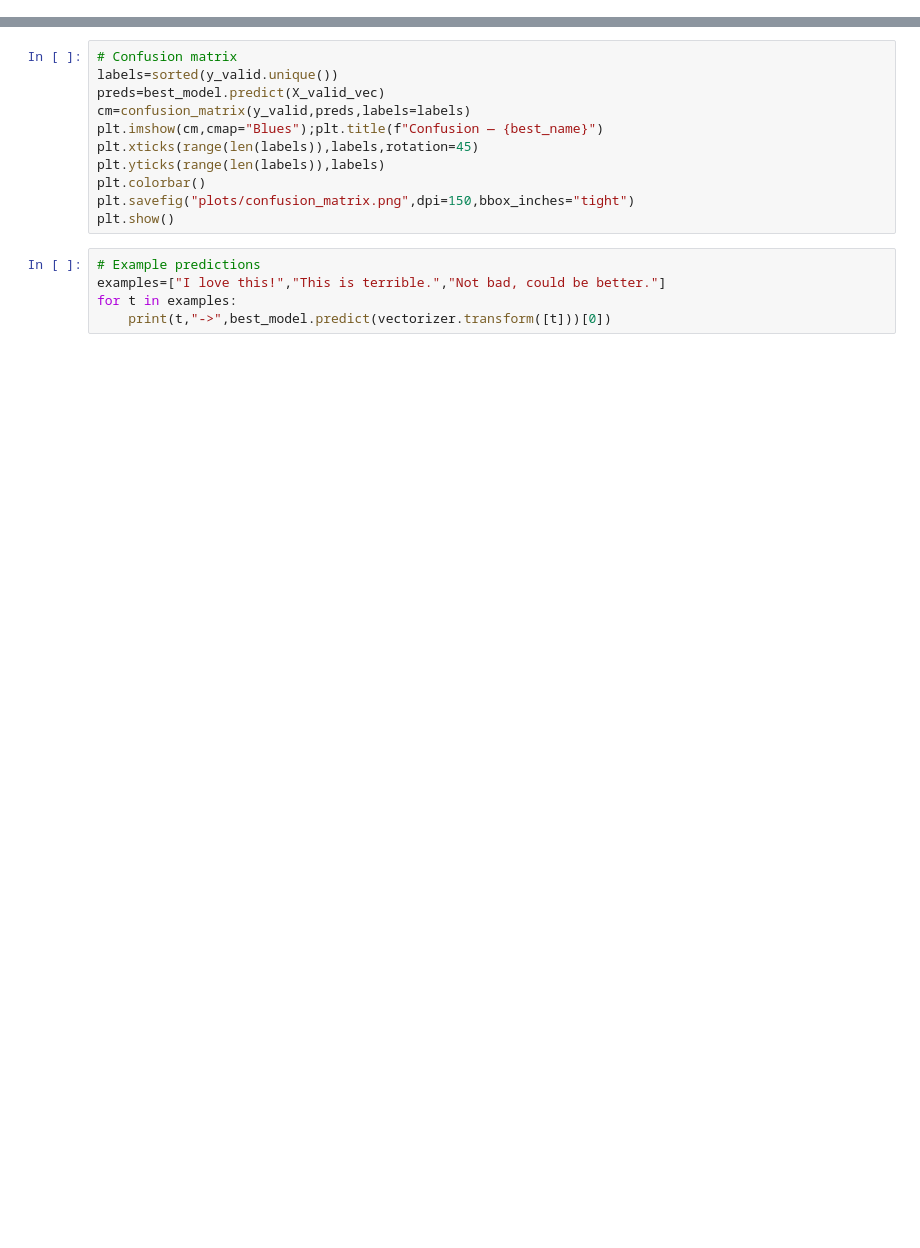
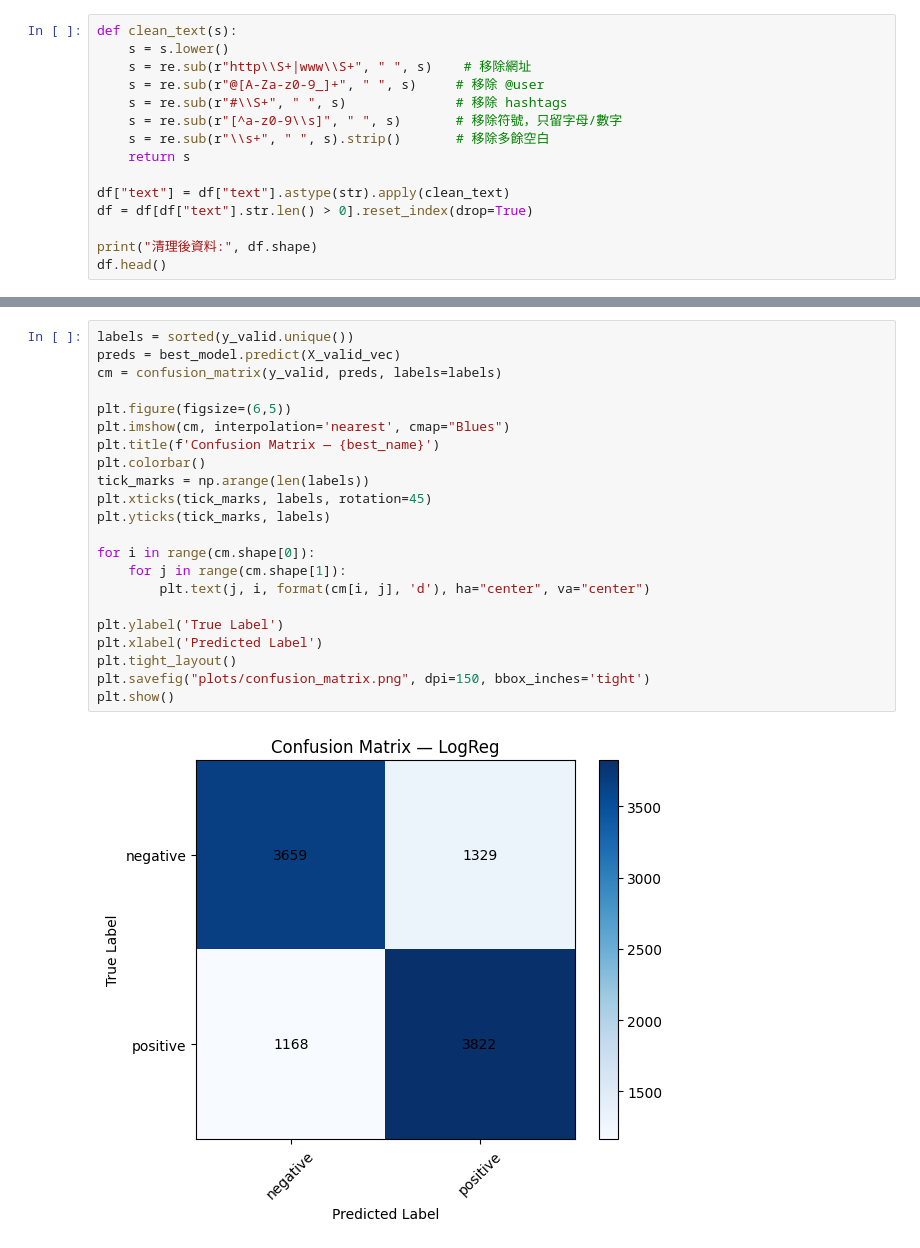
Before and after one commit to Joseph20041118/data-science-projects, a Jupyter notebook: data-science-projects-starter/data-science-projects/sentiment-analysis/notebook.ipynb, the cells around one changed output, grey strips where cells are left out. Drawn from its saved outputs; the diff is of its cells as text; blank space fills up the shorter version.

```diff
--- a/data-science-projects-starter/data-science-projects/sentiment-analysis/notebook.ipynb
+++ b/data-science-projects-starter/data-science-projects/sentiment-analysis/notebook.ipynb
@@ -18,0 +106,15 @@ df.head()
+# %%
+def clean_text(s):
+    s = s.lower()
+    s = re.sub(r"http\\S+|www\\S+", " ", s)    # 移除網址
+    s = re.sub(r"@[A-Za-z0-9_]+", " ", s)     # 移除 @user
+    s = re.sub(r"#\\S+", " ", s)              # 移除 hashtags
+    s = re.sub(r"[^a-z0-9\\s]", " ", s)       # 移除符號，只留字母/數字
+    s = re.sub(r"\\s+", " ", s).strip()       # 移除多餘空白
+    return s
+
+df["text"] = df["text"].astype(str).apply(clean_text)
+df = df[df["text"].str.len() > 0].reset_index(drop=True)
+
+print("清理後資料:", df.shape)
+df.head()
@@ -40,16 +186,24 @@ best_model=models[best_name]
 # %%
-# Confusion matrix
-labels=sorted(y_valid.unique())
-preds=best_model.predict(X_valid_vec)
-cm=confusion_matrix(y_valid,preds,labels=labels)
-plt.imshow(cm,cmap="Blues");plt.title(f"Confusion — {best_name}")
-plt.xticks(range(len(labels)),labels,rotation=45)
-plt.yticks(range(len(labels)),labels)
+labels = sorted(y_valid.unique())
+preds = best_model.predict(X_valid_vec)
+cm = confusion_matrix(y_valid, preds, labels=labels)
+
+plt.figure(figsize=(6,5))
+plt.imshow(cm, interpolation='nearest', cmap="Blues")
+plt.title(f'Confusion Matrix — {best_name}')
 plt.colorbar()
-plt.savefig("plots/confusion_matrix.png",dpi=150,bbox_inches="tight")
+tick_marks = np.arange(len(labels))
+plt.xticks(tick_marks, labels, rotation=45)
+plt.yticks(tick_marks, labels)
+
+for i in range(cm.shape[0]):
+    for j in range(cm.shape[1]):
+        plt.text(j, i, format(cm[i, j], 'd'), ha="center", va="center")
+
+plt.ylabel('True Label')
+plt.xlabel('Predicted Label')
+plt.tight_layout()
+plt.savefig("plots/confusion_matrix.png", dpi=150, bbox_inches='tight')
 plt.show()
+# %% [output]
+[figure, added]
-# %%
-# Example predictions
-examples=["I love this!","This is terrible.","Not bad, could be better."]
-for t in examples:
-    print(t,"->",best_model.predict(vectorizer.transform([t]))[0])
```
Also changed, not shown: parts of 10 cells of this notebook.
